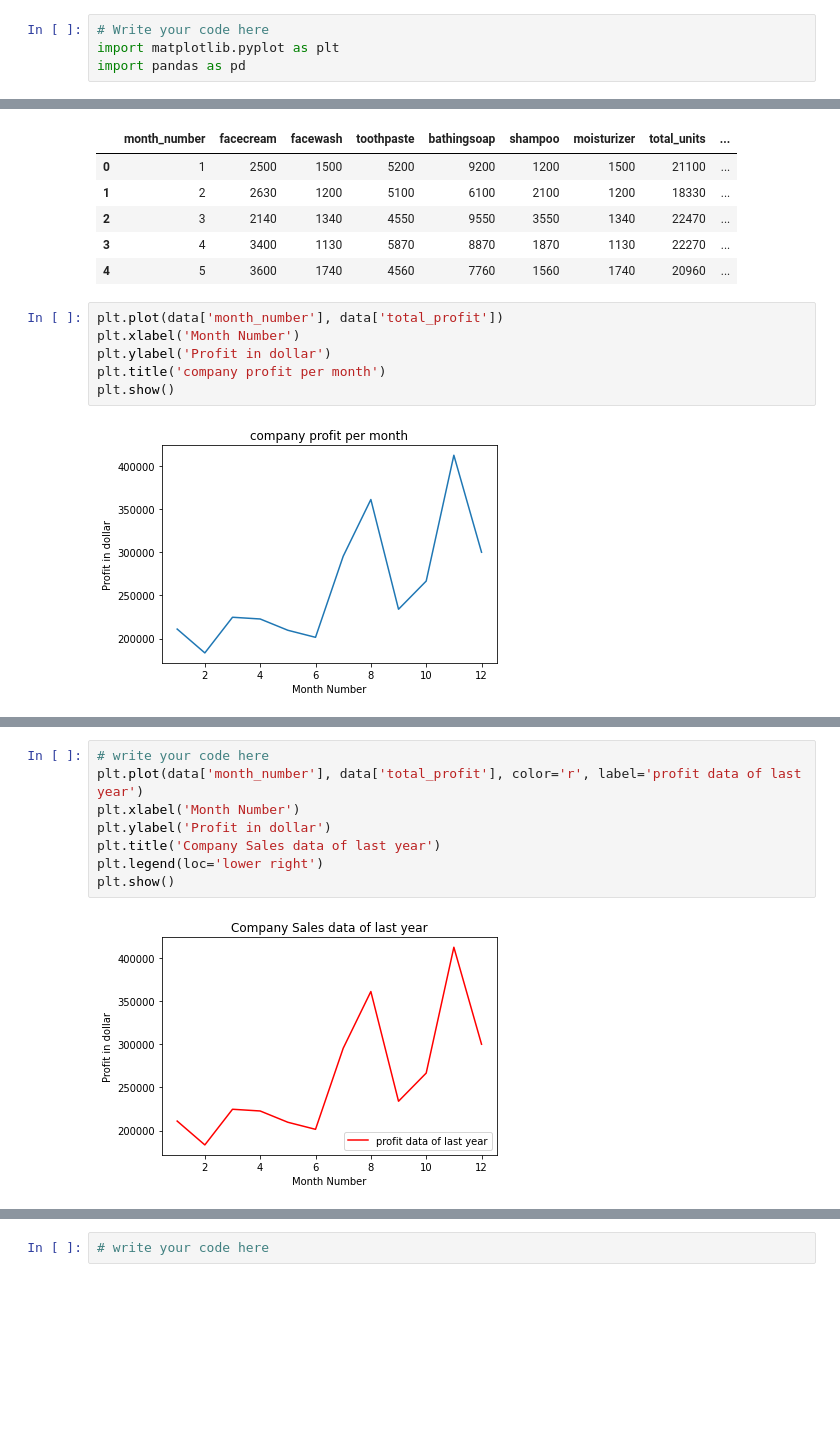
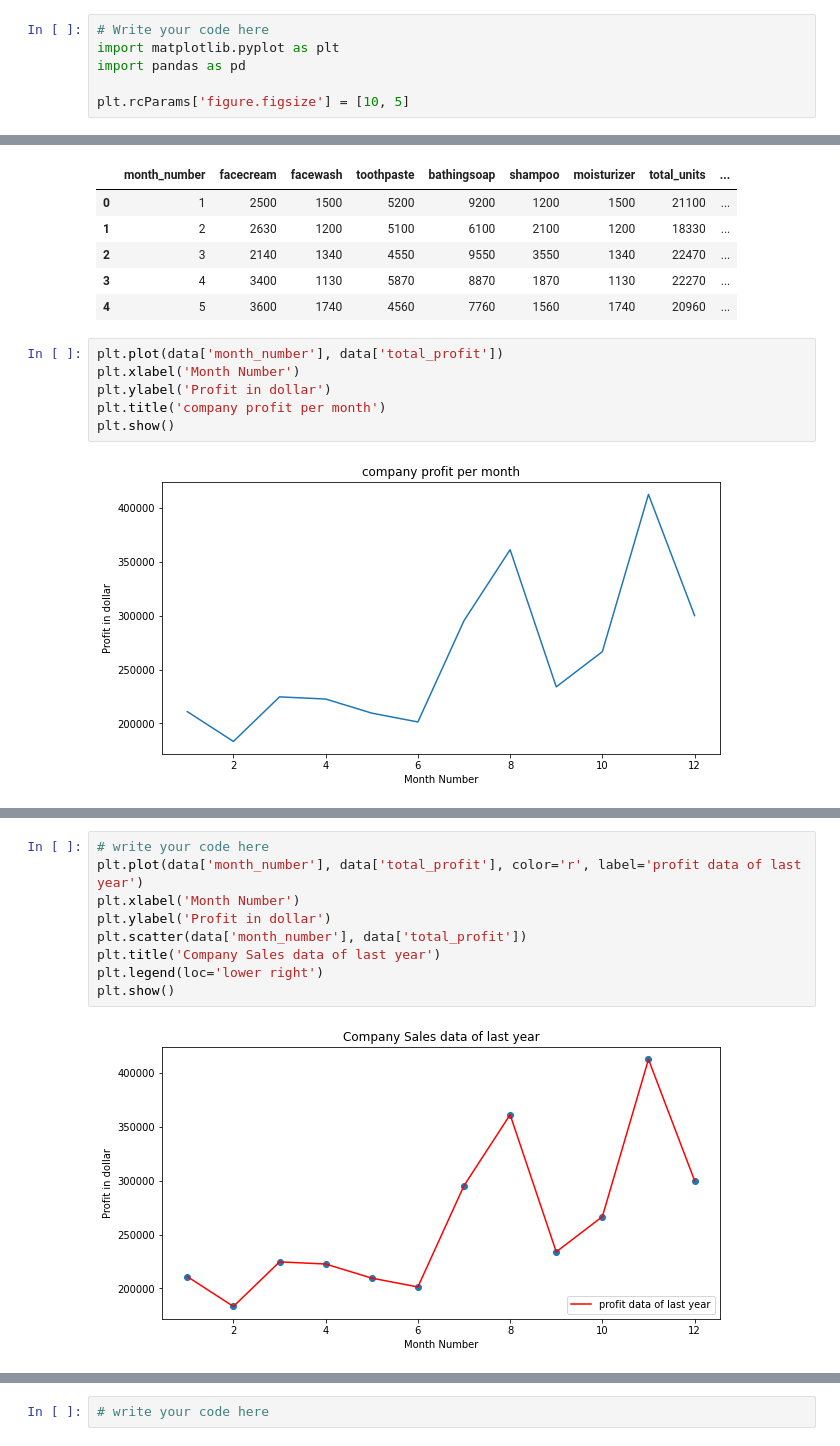
Before and after one commit to hassanoubrahim/M111-Advanced-Python-and-Database-Management, a Jupyter notebook: day01/exercises/03-matplotlib_basic_assignment.ipynb, the cells around one changed output, grey strips where cells are left out. Saved outputs shown, nothing was run; the diff lists cells and outputs as text; blank space fills up the shorter version.

```diff
--- a/day01/exercises/03-matplotlib_basic_assignment.ipynb
+++ b/day01/exercises/03-matplotlib_basic_assignment.ipynb
@@ -20,6 +20,8 @@ The line plot graph should look like this.
 # Write your code here
 import matplotlib.pyplot as plt
 import pandas as pd
+
+plt.rcParams['figure.figsize'] = [10, 5]
 # %%
 path = '../data/company_sales_data.csv'
 data  = pd.read_csv(path)
@@ -39,7 +41,7 @@ plt.ylabel('Profit in dollar')
 plt.title('company profit per month')
 plt.show()
 # %% [output]
-[figure, old version]
+[figure, new version]
 # %% [markdown]
 ## Exercise 2
 **Get total profit of all months and show line plot with the following Style properties**
@@ -57,13 +59,14 @@ plt.show()
 # %%
 # write your code here
 plt.plot(data['month_number'], data['total_profit'], color='r', label='profit data of last year')
 plt.xlabel('Month Number')
 plt.ylabel('Profit in dollar')
+plt.scatter(data['month_number'], data['total_profit'])
 plt.title('Company Sales data of last year')
 plt.legend(loc='lower right')
 plt.show()
 # %% [output]
-[figure, old version]
+[figure, new version]
 # %% [markdown]
 ## Exercise 3
 **Read all product sales data and show it  using a multiline plot**
```
Also changed, not shown: parts of 11 cells of this notebook.
